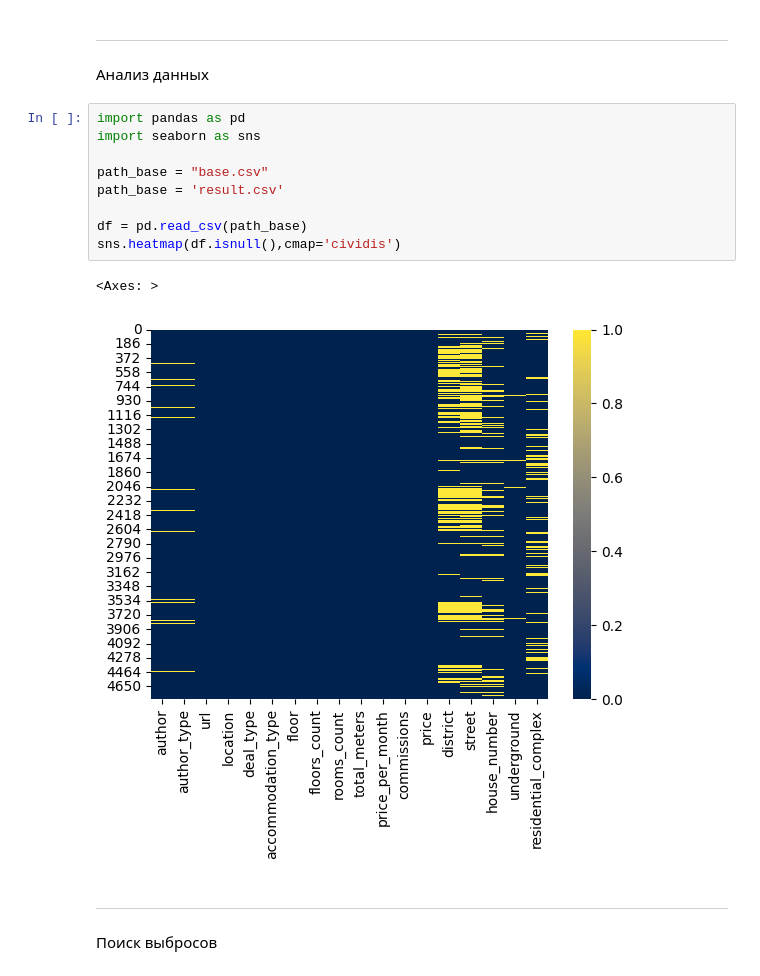
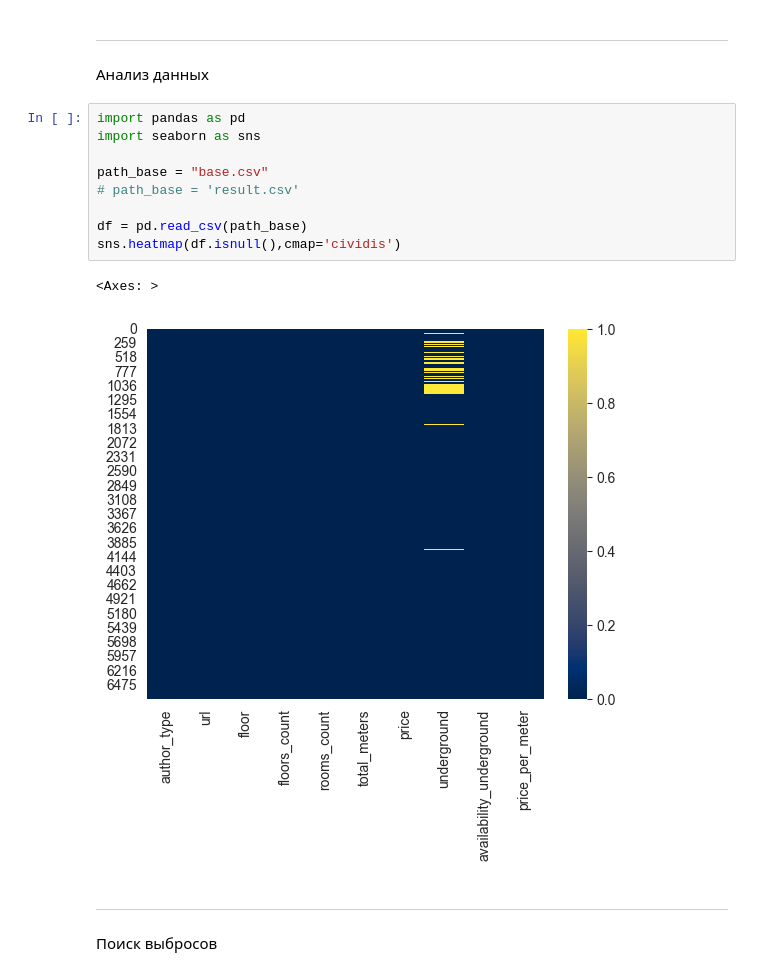
Before and after one commit to Dedushka-Lenin/Intensive_1, a Jupyter notebook: base/analyzer.ipynb, the cells around one changed output. Drawn from its saved outputs; the diff is of its cells as text.

```diff
--- a/base/analyzer.ipynb
+++ b/base/analyzer.ipynb
@@ -5,15 +5,15 @@ ________________________________________________________________________________
 # %%
 import pandas as pd
 import seaborn as sns
 
 path_base = "base.csv"
-path_base = 'result.csv'
+# path_base = 'result.csv'
 
 df = pd.read_csv(path_base)
 sns.heatmap(df.isnull(),cmap='cividis')
 # %% [output]
 <Axes: >
-[figure, old version]
+[figure, new version]
 # %% [markdown]
 ________________________________________________________________________________________________________________________________________________________________________________________________________
 
```
Also changed, not shown: parts of 5 cells of this notebook, 4 other files.
